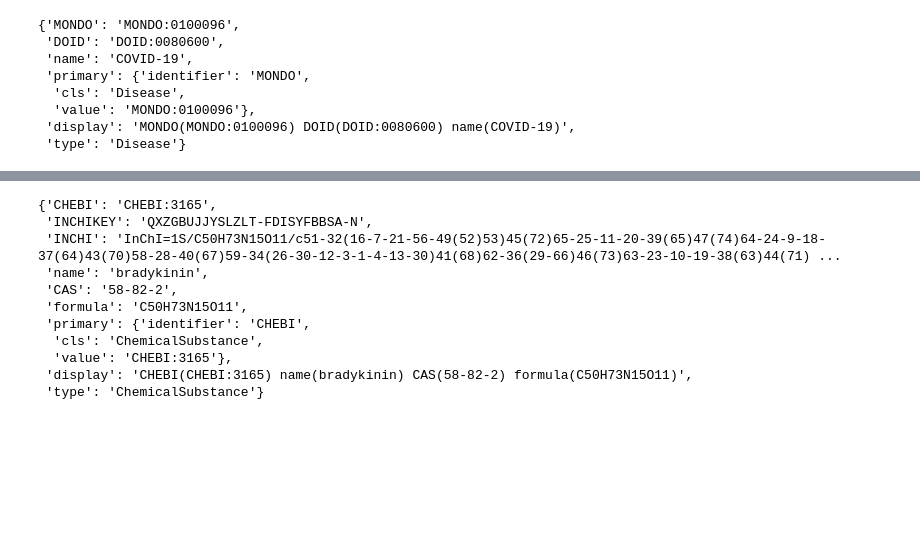
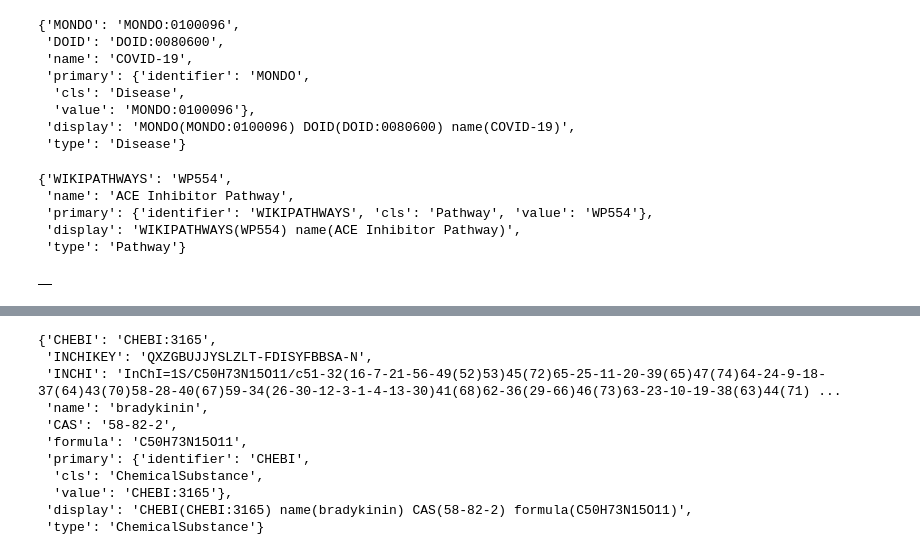
Before and after one commit to polyg314/BTE_September_2020_Relay, a Jupyter notebook: COVID-Bradykinin-Exploration-Copy1.ipynb, the cells around one changed output, grey strips where cells are left out. Cells and saved outputs as stored; diff of their text form; code cells hidden in the pictures; blank space fills up the shorter version.

```diff
--- a/COVID-Bradykinin-Exploration-Copy1.ipynb
+++ b/COVID-Bradykinin-Exploration-Copy1.ipynb
@@ -36,3 +36,19 @@ covid
   'value': 'MONDO:0100096'},
  'display': 'MONDO(MONDO:0100096) DOID(DOID:0080600) name(COVID-19)',
  'type': 'Disease'}
+# %%
+ace_inh = ht.query("Ace inhibitor Pathway")["Pathway"][1]
+ace_inh
+# %% [output]
+{'WIKIPATHWAYS': 'WP554',
+ 'name': 'ACE Inhibitor Pathway',
+ 'primary': {'identifier': 'WIKIPATHWAYS', 'cls': 'Pathway', 'value': 'WP554'},
+ 'display': 'WIKIPATHWAYS(WP554) name(ACE Inhibitor Pathway)',
+ 'type': 'Pathway'}
+# %%
+fc = FindConnection(input_obj=ace_inh, output_obj='Pathway', intermediate_nodes=None)
+fc.connect(verbose=False)
+df = fc.display_table_view()
+df
+# %% [output]
+|  |
```
Also changed, not shown: parts of 3 cells of this notebook, 11 other files.
